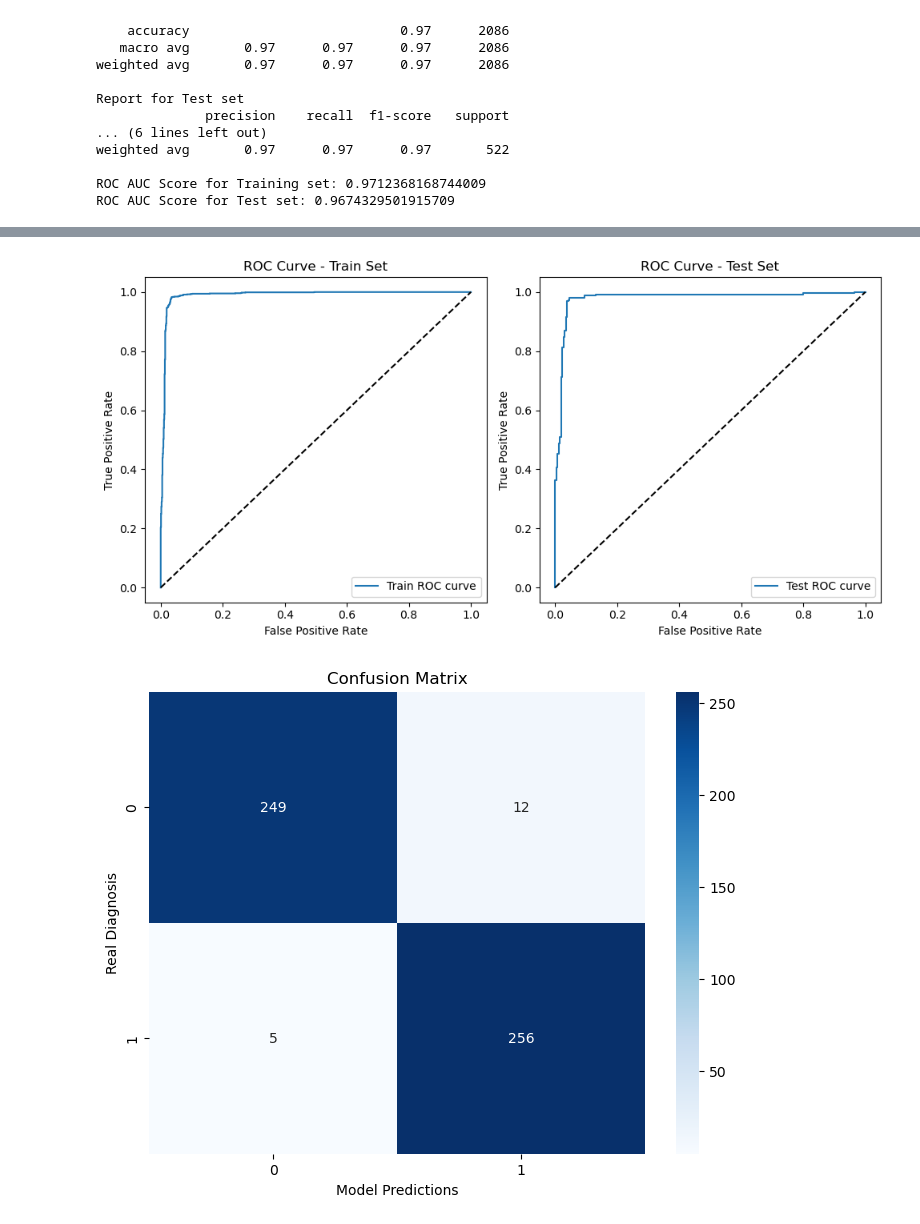
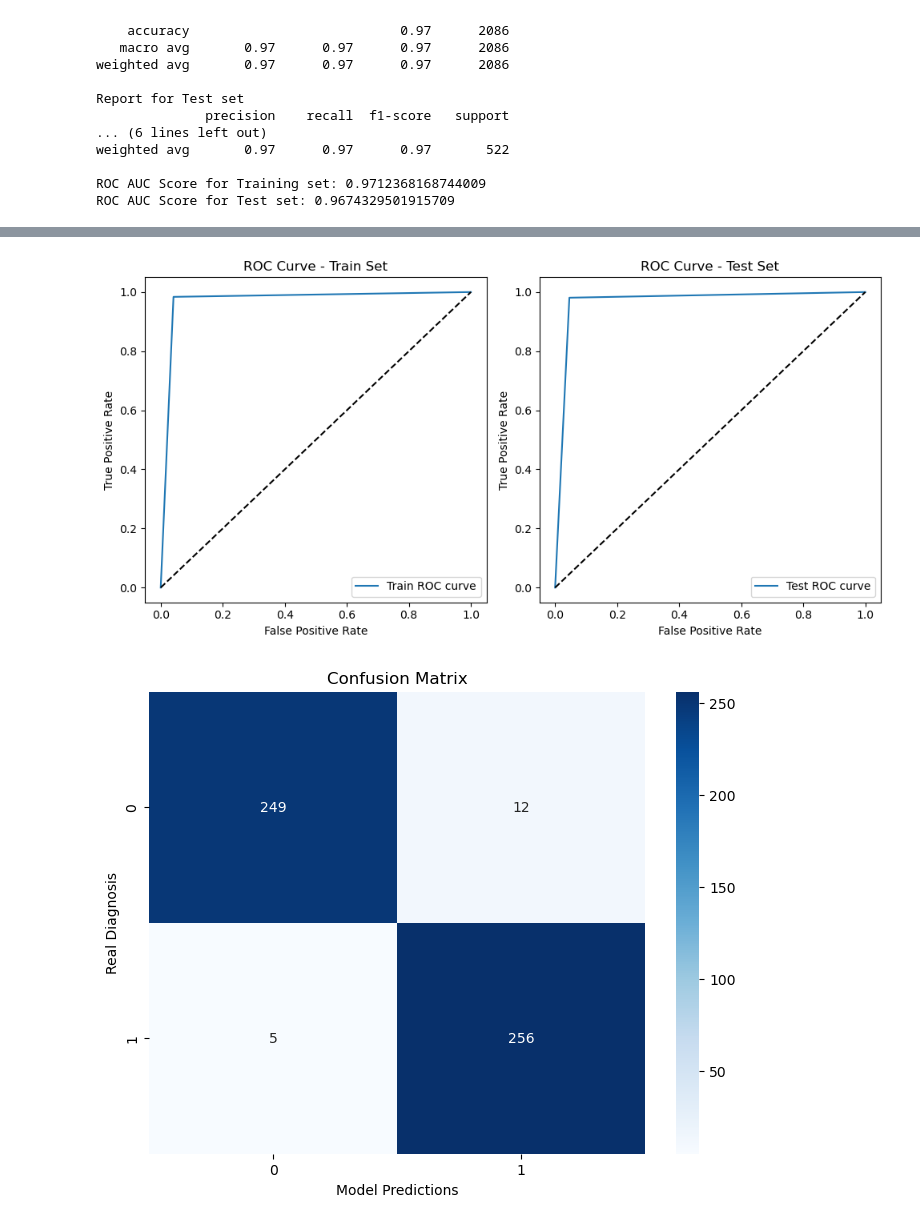
Before and after one commit to CamillaMilli/Group-36-FDS, a Jupyter notebook: main.ipynb, the cells around one changed output, grey strips where cells are left out. Saved outputs shown, nothing was run; the diff lists cells and outputs as text; code cells hidden in the pictures.

```diff
--- a/main.ipynb
+++ b/main.ipynb
@@ -803,13 +599,15 @@ from sklearn.preprocessing import MinMaxScaler
 binary_cols = X_resampled.columns[X_resampled.isin([0,1]).all()]
 num_cols = [cols for cols in X_resampled.columns if cols not in binary_cols]
 
-scaler = MinMaxScaler()
+X_scaled = X_resampled.copy()
+scalers = {}
 
-for col in X_resampled.columns:
+for col in X_scaled.columns:
     if col in num_cols:
-        X_resampled[col] = scaler.fit_transform(X_resampled[[col]])
+        scalers[col] = MinMaxScaler()
+        X_scaled[col] = scalers[col].fit_transform(X_scaled[[col]])
 
-X_resampled
+X_scaled
 # %% [output]
 |  | Age | Gender | Ethnicity | EducationLevel | BMI | Smoking | AlcoholConsumption | PhysicalActivity | ... |
 | 0 | 0.897436 | 0 | 1.000000 | 0.333333 | 0.184524 | 0 | 0.255471 | 0.137773 | ... |
@@ -831,3 +629,5 @@ X_train, X_test, y_train, y_test = train_test_split(X_resampled, y_resampled, ra
+# %%
+X_train_original, X_test_original, y_train, y_test = train_test_split(X_resampled, y_resampled, random_state=42, train_size=0.8, test_size=0.2, stratify= y_resampled)
 # %% [markdown]
 Now we are ready to train our XG Boost model. We'll start defining a base for our parameters to see how 'far' are we from the optimal solution. This base parameter are the most common ones for a problem of binary classification, for this reason we'll start from them.
 # %%
@@ -848,6 +647,7 @@ base_params = {
 # %% [markdown]
 Now we'll use the base parameters as a comparsion to find the best set of hyperparameters.
 # %%
+
 param_grid = {
     'learning_rate': [0.01, 0.1, 0.3],
     'max_depth': [3, 5, 7],
@@ -868,7 +668,7 @@ grid_search = GridSearchCV(
     n_jobs = -1
 )
 
-grid_search.fit(X_resampled, y_resampled, eval_set=[(X_test, y_test)])
+grid_search.fit(X_resampled, y_resampled, eval_set=[(X_test_original, y_test)])
 best_xgb = grid_search.best_estimator_
 # %% [output]
 [0]     validation_0-logloss:0.66573
@@ -897,17 +697,17 @@ Best Score GridSearchCV: 0.9441092347939296
 # %% [markdown]
 Let's check the performance using the metrics and lookings at the training and the test sets.
 # %%
-y_test_pred = grid_search.predict(X_test)
-y_train_pred = grid_search.predict(X_train)
+y_test_original_pred = grid_search.predict(X_test_original)
+y_train_original_pred = grid_search.predict(X_train_original)
 
 print('Report for Training set')
-print(classification_report(y_train, y_train_pred))
+print(classification_report(y_train, y_train_original_pred))
 
 print('Report for Test set')
-print(classification_report(y_test, y_test_pred))
+print(classification_report(y_test, y_test_original_pred))
 
-print('ROC AUC Score for Training set:', roc_auc_score(y_train, y_train_pred))
-print('ROC AUC Score for Test set:', roc_auc_score(y_test, y_test_pred))
+print('ROC AUC Score for Training set:', roc_auc_score(y_train, y_train_original_pred))
+print('ROC AUC Score for Test set:', roc_auc_score(y_test, y_test_original_pred))
 # %% [output]
 Report for Training set
               precision    recall  f1-score   support
@@ -929,33 +769,33 @@ ROC AUC Score for Test set: 0.9674329501915709
 # %%
 # Curve ROC e AUC
 
-y_train_prob = grid_search.predict_proba(X_train)[:, 1]
-y_test_prob = grid_search.predict_proba(X_test)[:, 1]
+y_train_prob = grid_search.predict_proba(X_train_original)[:, 1]
+y_test_prob = grid_search.predict_proba(X_test_original)[:, 1]
 
 
-fpr_train, tpr_train, _ = roc_curve(y_train, y_train_prob)
-fpr_test, tpr_test, _ = roc_curve(y_test, y_test_prob)
+fpr_train, tpr_train, _ = roc_curve(y_train, y_train_original_pred)
+fpr_test, tpr_test, _ = roc_curve(y_test, y_test_original_pred)
 
 plt.figure(figsize=(10, 5))
 
 plt.subplot(121)
 plt.title('ROC Curve - Train Set')
 plt.plot(fpr_train, tpr_train, label='Train ROC curve')
 plt.plot([0, 1], [0, 1], 'k--')
 plt.xlabel('False Positive Rate')
 plt.ylabel('True Positive Rate')
 plt.legend()
 
 plt.subplot(122)
 plt.title('ROC Curve - Test Set')
 plt.plot(fpr_test, tpr_test, label='Test ROC curve')
 plt.plot([0, 1], [0, 1], 'k--')
 plt.xlabel('False Positive Rate')
 plt.ylabel('True Positive Rate')
 plt.legend()
 
 plt.tight_layout()
 plt.show()
 # %% [output]
-[figure, old version]
+[figure, new version]
 # %%
```
Also changed, not shown: parts of 42 cells of this notebook.
